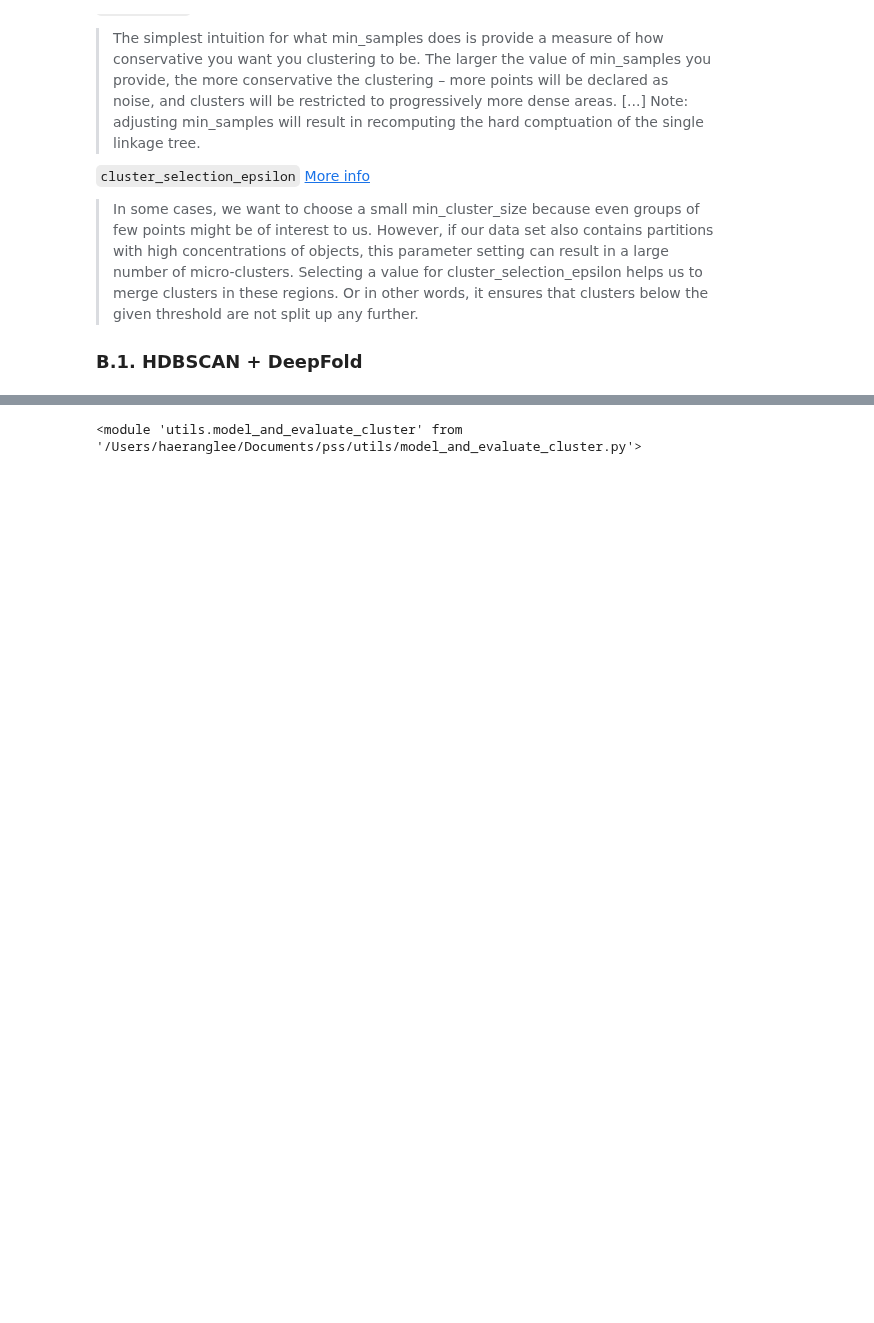
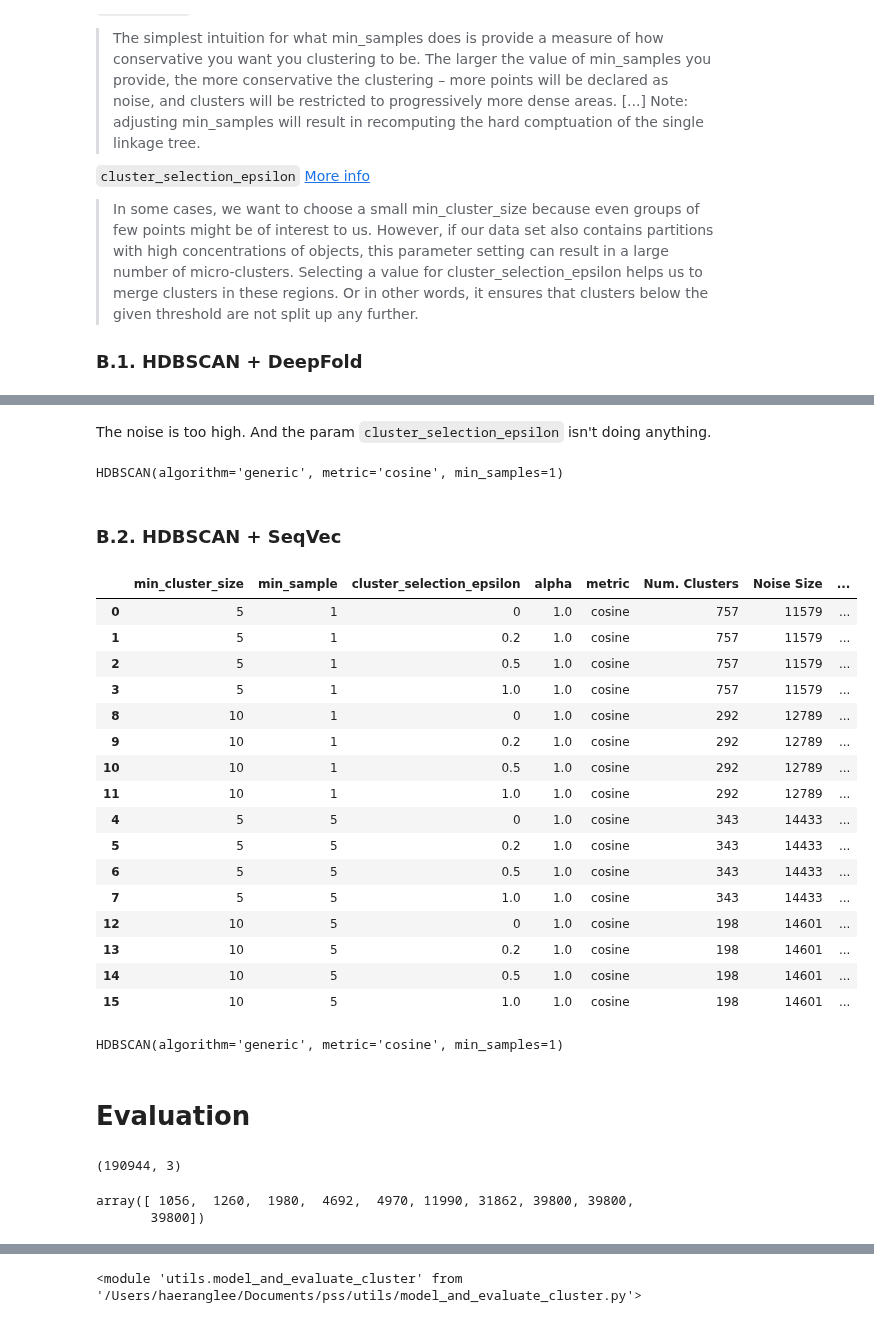
Before and after one commit to dptrsa-300/pss, a Jupyter notebook: Models.ipynb, the cells around one changed output, grey strips where cells are left out. Cells and saved outputs as stored; diff of their text form; code cells hidden in the pictures; blank space fills up the shorter version.

Commit message:
Modified model and eval cluster utils to streamline modeling and eval process

```diff
--- a/Models.ipynb
+++ b/Models.ipynb
@@ -314,0 +345,62 @@ tree.
+# %% [markdown]
+The noise is too high. And the param `cluster_selection_epsilon` isn't doing anything.
+# %%
+b1_model = hdbscan.HDBSCAN(algorithm='generic',
+                                     alpha= 1.0,
+                                     approx_min_span_tree=True,
+                                     gen_min_span_tree=False,
+                                     leaf_size=40,
+                                     metric='cosine',
+                                     min_cluster_size= 5,
+                                     min_samples= 1,
+                                     p=None)
+b1_model.fit(X_deepfold)
+# %% [output]
+HDBSCAN(algorithm='generic', metric='cosine', min_samples=1)
+# %% [markdown]
+### B.2. HDBSCAN + SeqVec
+# %%
+min_cluster_sizes = [5, 10]
+min_samples = [1, 5]
+cluster_selection_epsilons = [0, 0.2, 0.5, 1.0]
+
+b2_gridsearch = ev.hdbscan_gridsearch(X_seqvec,
+                                       min_cluster_sizes,
+                                       min_samples,
+                                       cluster_selection_epsilons
+                                      )
+# %%
+b2_gridsearch
+# %% [output]
+|  | min_cluster_size | min_sample | cluster_selection_epsilon | alpha | metric | Num. Clusters | Noise Size | ... |
+| 0 | 5 | 1 | 0 | 1.0 | cosine | 757 | 11579 | ... |
+| 1 | 5 | 1 | 0.2 | 1.0 | cosine | 757 | 11579 | ... |
+| 2 | 5 | 1 | 0.5 | 1.0 | cosine | 757 | 11579 | ... |
+| 3 | 5 | 1 | 1.0 | 1.0 | cosine | 757 | 11579 | ... |
+| 8 | 10 | 1 | 0 | 1.0 | cosine | 292 | 12789 | ... |
+| 9 | 10 | 1 | 0.2 | 1.0 | cosine | 292 | 12789 | ... |
+| 10 | 10 | 1 | 0.5 | 1.0 | cosine | 292 | 12789 | ... |
+| 11 | 10 | 1 | 1.0 | 1.0 | cosine | 292 | 12789 | ... |
+| 4 | 5 | 5 | 0 | 1.0 | cosine | 343 | 14433 | ... |
+| 5 | 5 | 5 | 0.2 | 1.0 | cosine | 343 | 14433 | ... |
+| 6 | 5 | 5 | 0.5 | 1.0 | cosine | 343 | 14433 | ... |
+| 7 | 5 | 5 | 1.0 | 1.0 | cosine | 343 | 14433 | ... |
+| 12 | 10 | 5 | 0 | 1.0 | cosine | 198 | 14601 | ... |
+| 13 | 10 | 5 | 0.2 | 1.0 | cosine | 198 | 14601 | ... |
+| 14 | 10 | 5 | 0.5 | 1.0 | cosine | 198 | 14601 | ... |
+| 15 | 10 | 5 | 1.0 | 1.0 | cosine | 198 | 14601 | ... |
+# %%
+b2_model = hdbscan.HDBSCAN(algorithm='generic',
+                                     alpha= 1.0,
+                                     approx_min_span_tree=True,
+                                     gen_min_span_tree=False,
+                                     leaf_size=40,
+                                     metric='cosine',
+                                     min_cluster_size= 5,
+                                     min_samples= 1,
+                                     p=None)
+b2_model.fit(X_seqvec)
+# %% [output]
+HDBSCAN(algorithm='generic', metric='cosine', min_samples=1)
+# %% [markdown]
+# Evaluation
@@ -314,0 +416,9 @@ tree.
+# %%
+all_protein_combos_per_cluster.shape
+# %% [output]
+(190944, 3)
+# %%
+np.sort(np.unique(all_protein_combos_per_cluster.cluster, return_counts=True)[1])[-10:]
+# %% [output]
+array([ 1056,  1260,  1980,  4692,  4970, 11990, 31862, 39800, 39800,
+       39800])
```
Also changed, not shown: parts of 34 cells of this notebook, 2 other files.
